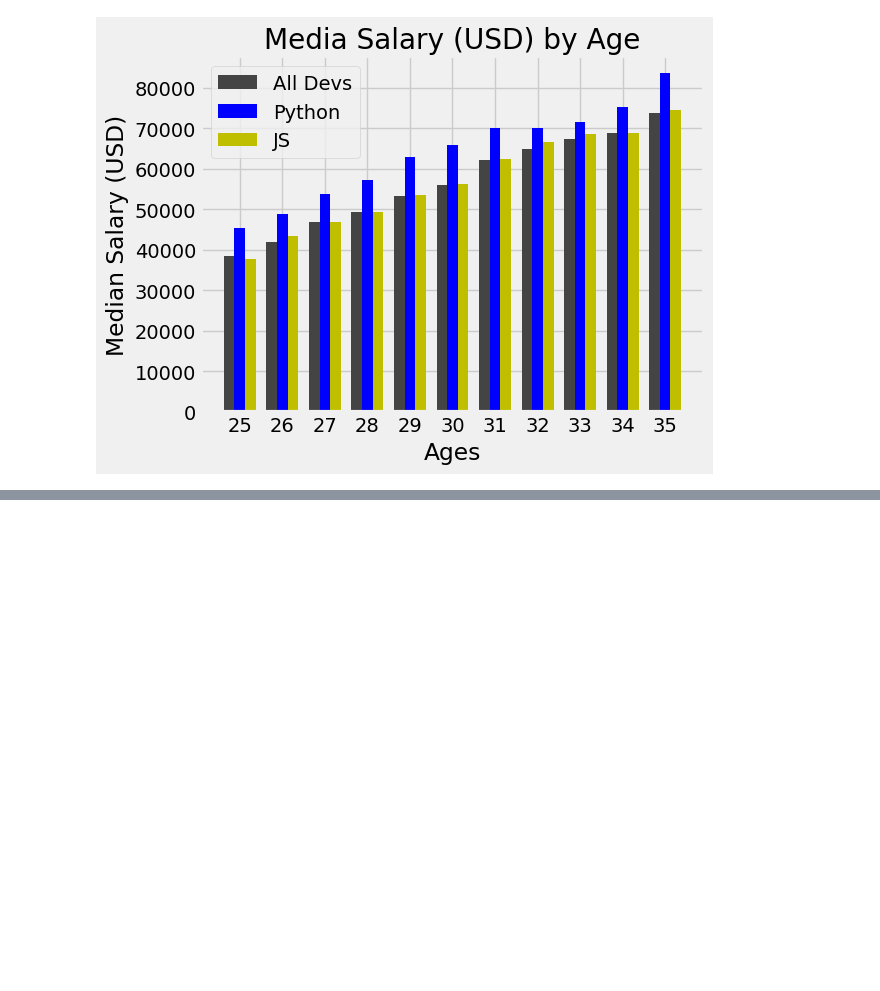
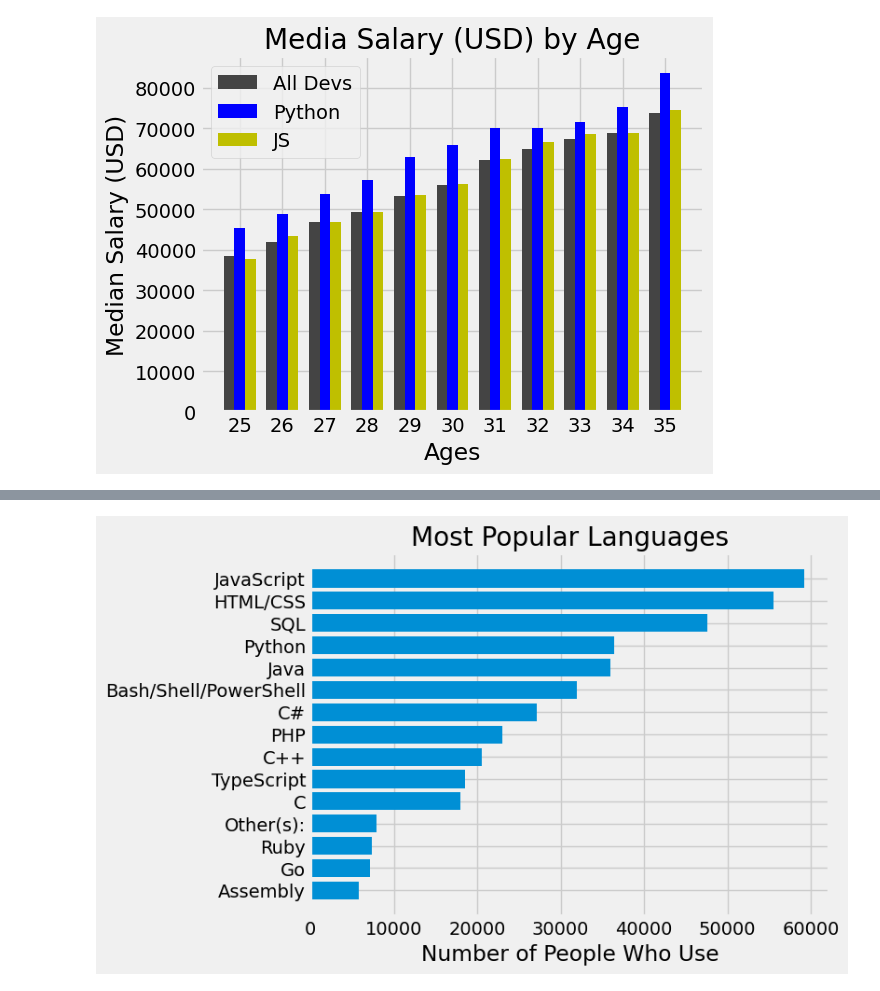
Before and after one commit to davidzheng66/python3, a Jupyter notebook: matplotlib/matplot.ipynb, the cells around one changed output, grey strips where cells are left out. Saved outputs shown, nothing was run; the diff lists cells and outputs as text; code cells hidden in the pictures; blank space fills up the shorter version.

```diff
--- a/matplotlib/matplot.ipynb
+++ b/matplotlib/matplot.ipynb
@@ -165,0 +191,10 @@ OrderedDict([('7', '2'), ('0', '0'), ('84', '0'), ('185', '77'), ('159', '251'),
+# %%
+language.reverse()
+popularity.reverse()
+plt.barh(language, popularity)
+plt.title('Most Popular Languages')
+# plt.ylabel('Programming Languages')
+plt.xlabel('Number of People Who Use')
+plt.show()
+# %% [output]
+[figure, added]
```
Also changed, not shown: parts of 8 cells of this notebook.
